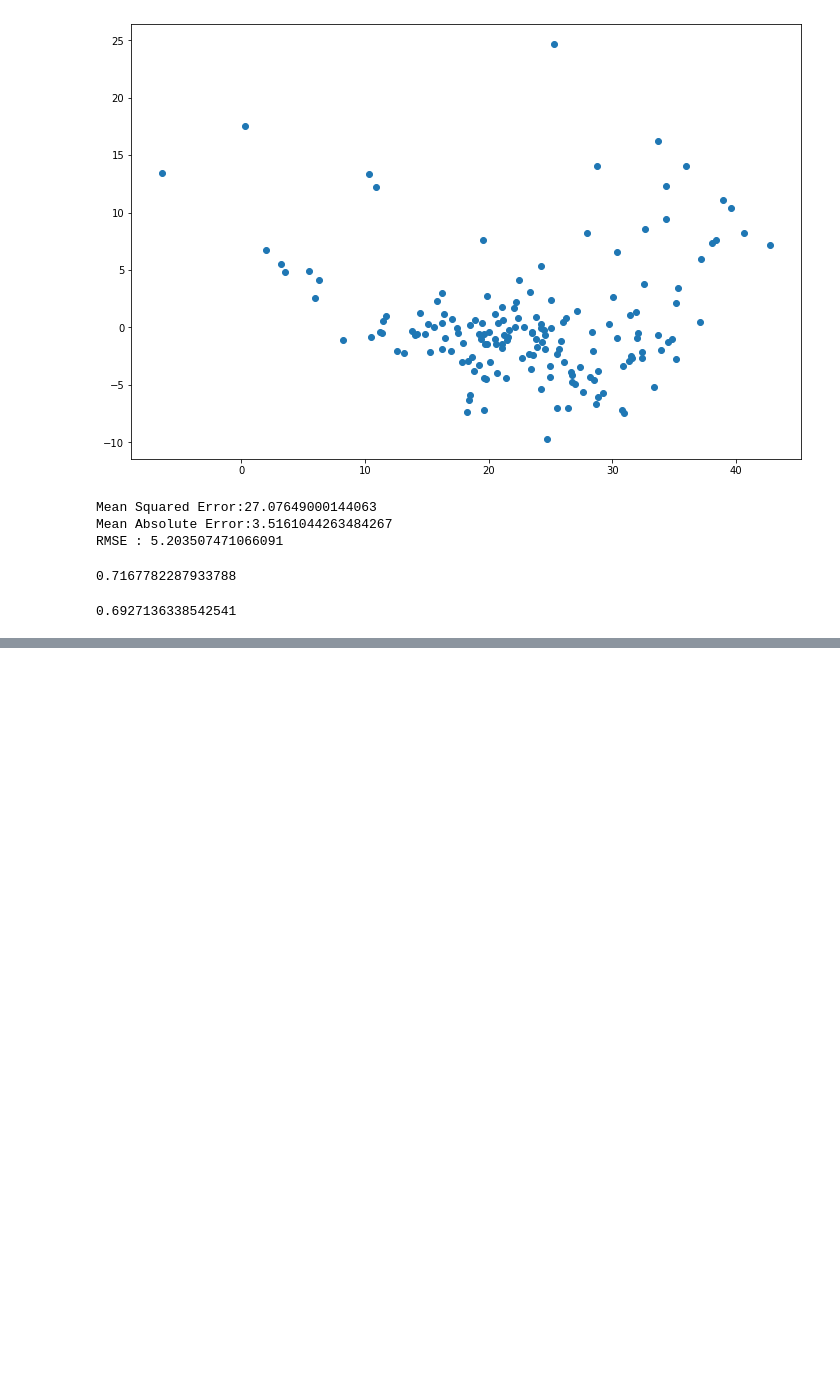
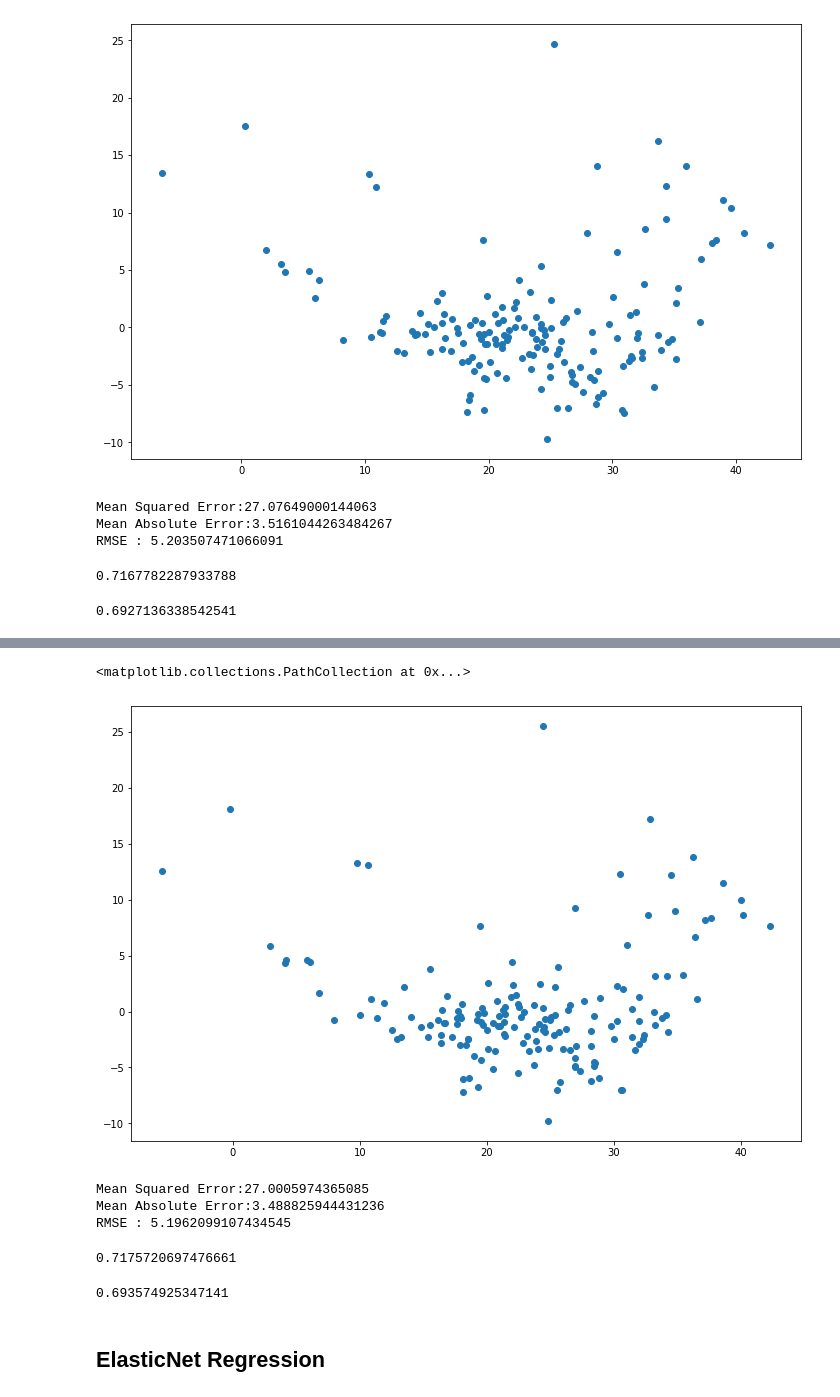
Before and after one commit to wiznikvibe/ML, a Jupyter notebook: linear_regression/practice.ipynb, the cells around one changed output, grey strips where cells are left out. Cells and saved outputs as stored; diff of their text form; code cells hidden in the pictures; blank space fills up the shorter version.

```diff
--- a/linear_regression/practice.ipynb
+++ b/linear_regression/practice.ipynb
@@ -320,0 +372,25 @@ print(ridge_score)
+# %%
+plt.scatter(laso_pred, laso_residuals)
+# %% [output]
+<matplotlib.collections.PathCollection at 0x...>
+[figure, added]
+# %%
+print(f"Mean Squared Error:{mean_squared_error(y_test,laso_pred)}")
+print(f"Mean Absolute Error:{mean_absolute_error(y_test,laso_pred)}")
+print(f"RMSE : {np.sqrt(mean_squared_error(y_test,laso_pred))}")
+# %% [output]
+Mean Squared Error:27.0005974365085
+Mean Absolute Error:3.488825944431236
+RMSE : 5.1962099107434545
+# %%
+from sklearn.metrics import r2_score
+laso_score = r2_score(y_test, laso_pred)
+print(laso_score)
+# %% [output]
+0.7175720697476661
+# %%
+1 - (1-laso_score) * (len(y_test)-1) / (len(y_test)-X_test.shape[1]-1)
+# %% [output]
+0.693574925347141
+# %% [markdown]
+## ElasticNet Regression
```
Also changed, not shown: parts of 7 cells of this notebook.
